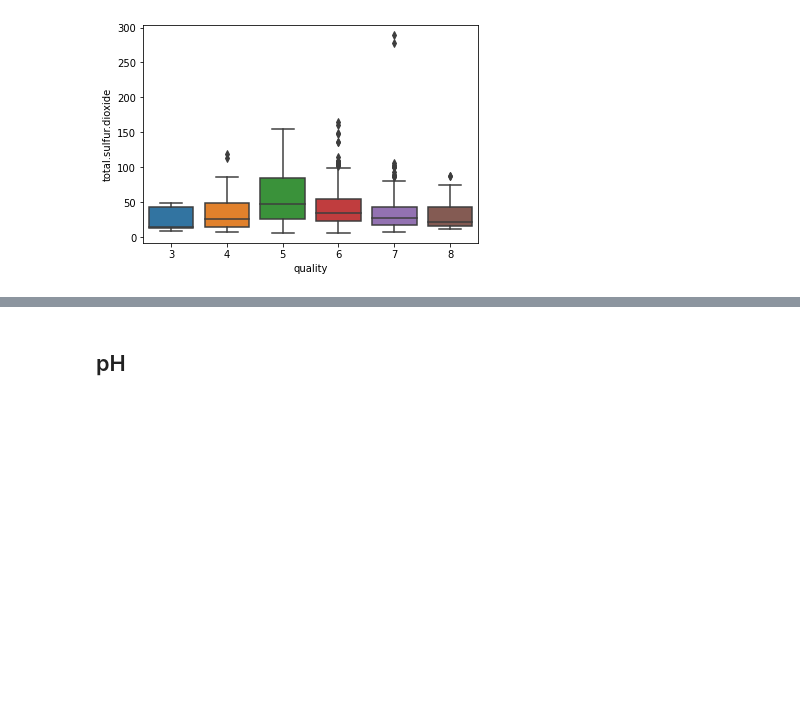
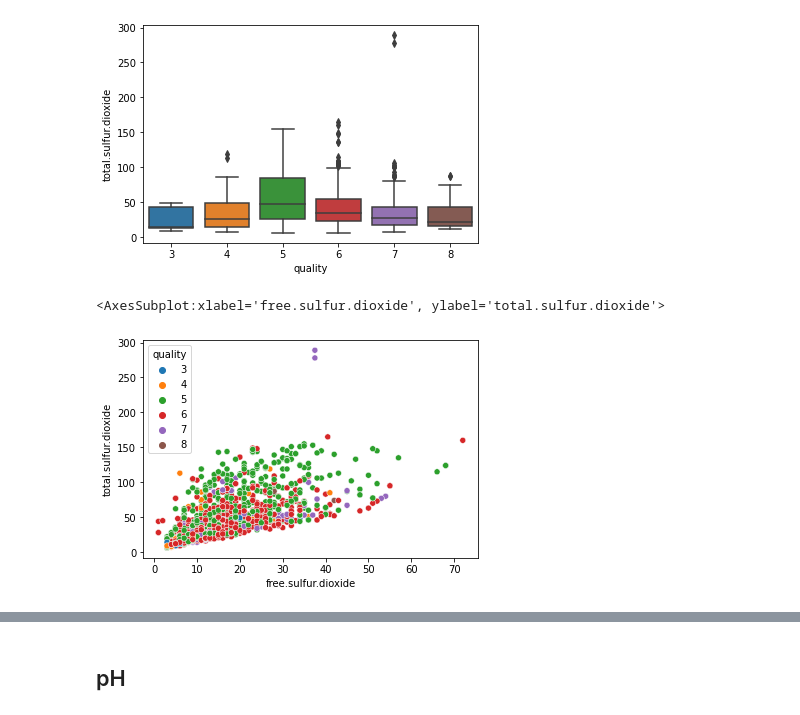
Before and after one commit to leo-hoet/explotaciondedatos, a Jupyter notebook: tp3.ipynb, the cells around one changed output, grey strips where cells are left out. Cells and saved outputs as stored; diff of their text form; code cells hidden in the pictures; blank space fills up the shorter version.

Commit message:
Added  data relations

```diff
--- a/tp3.ipynb
+++ b/tp3.ipynb
@@ -241,3 +242,8 @@ Intercuartil range:  40.0
 [figure]
 [figure]
 [figure]
+# %%
+sns.scatterplot(data=df,y=key,x='free.sulfur.dioxide', hue='quality',palette='tab10')
+# %% [output]
+<AxesSubplot:xlabel='free.sulfur.dioxide', ylabel='total.sulfur.dioxide'>
+[figure, added]
```
Also changed, not shown: parts of 20 cells of this notebook.
